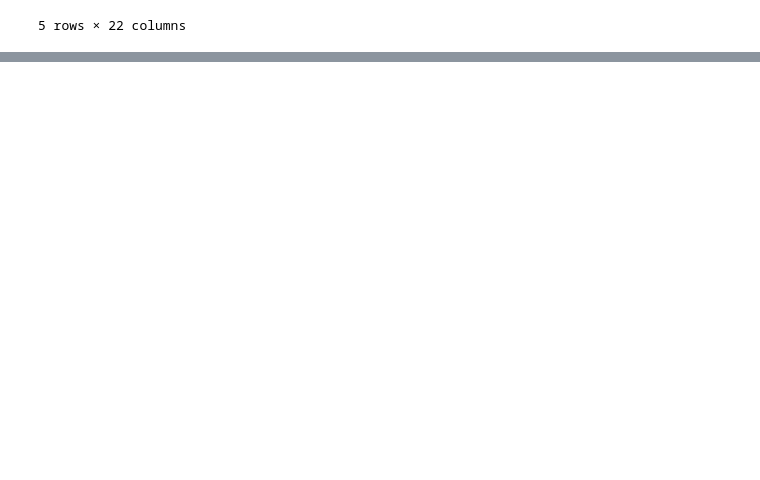
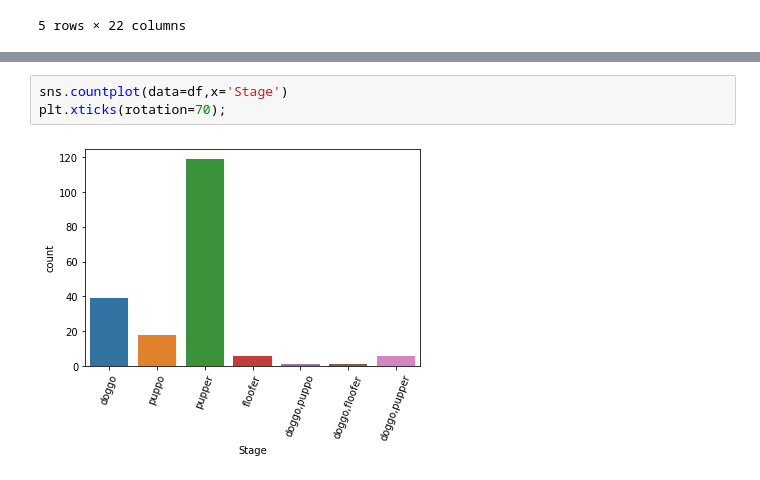
Before and after one commit to somya1212/Wrangle-and-Analyze-Twitter-Archive, a Jupyter notebook: wrangle_act.ipynb, the cells around one changed output, grey strips where cells are left out. Cells and saved outputs as stored; diff of their text form; blank space fills up the shorter version.

```diff
--- a/wrangle_act.ipynb
+++ b/wrangle_act.ipynb
@@ -937,0 +970,5 @@ df.head()
+# %%
+sns.countplot(data=df,x='Stage')
+plt.xticks(rotation=70);
+# %% [output]
+[figure, added]
```
Also changed, not shown: parts of 9 cells of this notebook.
